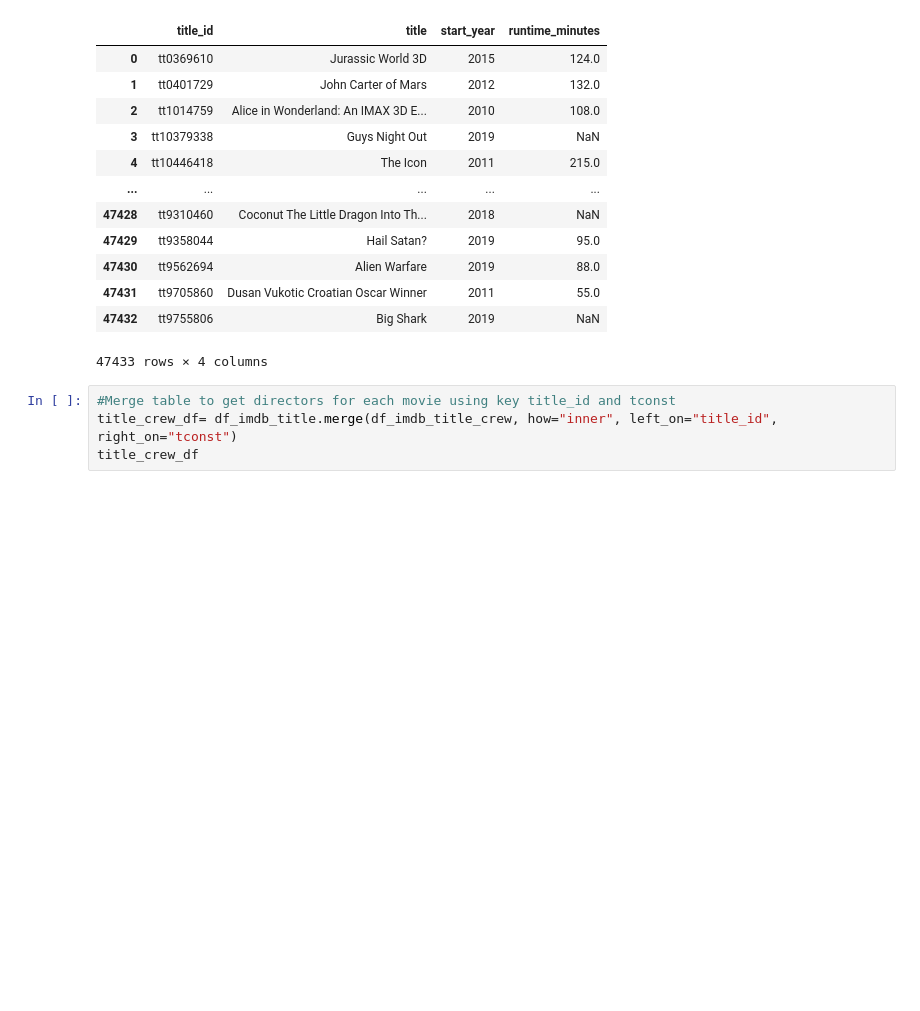
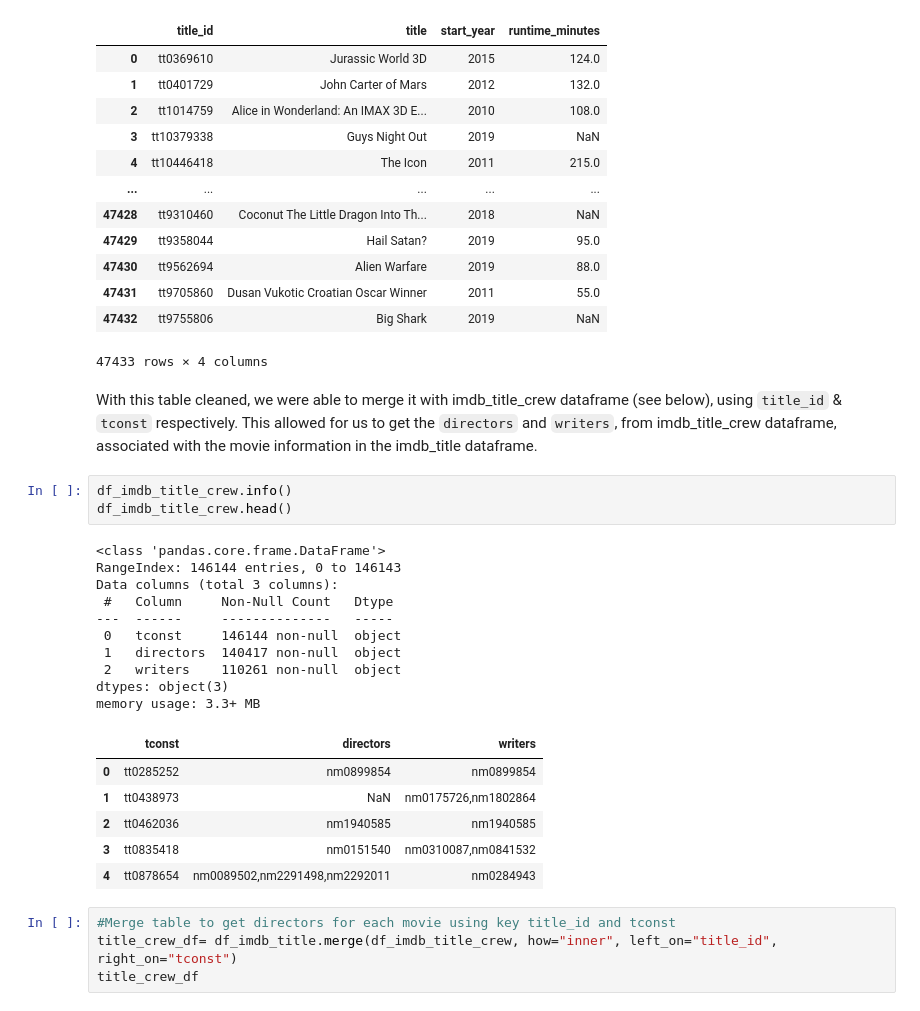
Before and after one commit to dt1086/Phase1_Project, a Jupyter notebook: crew_rating.ipynb, the cells around one changed output. Saved outputs shown, nothing was run; the diff lists cells and outputs as text; blank space fills up the shorter version.

```diff
--- a/crew_rating.ipynb
+++ b/crew_rating.ipynb
@@ -127,6 +162,28 @@ df_imdb_title
 | 47431 | tt9705860 | Dusan Vukotic Croatian Oscar Winner | 2011 | 55.0 |
 | 47432 | tt9755806 | Big Shark | 2019 | NaN |
 47433 rows × 4 columns
+# %% [markdown]
+With this table cleaned, we were able to merge it with imdb_title_crew dataframe (see below), using `title_id` & `tconst` respectively. This allowed for us to get the `directors` and `writers`, from imdb_title_crew dataframe, associated with the movie information in the imdb_title dataframe.
+# %%
+df_imdb_title_crew.info()
+df_imdb_title_crew.head()
+# %% [output]
+<class 'pandas.core.frame.DataFrame'>
+RangeIndex: 146144 entries, 0 to 146143
+Data columns (total 3 columns):
+ #   Column     Non-Null Count   Dtype
+---  ------     --------------   -----
+ 0   tconst     146144 non-null  object
+ 1   directors  140417 non-null  object
+ 2   writers    110261 non-null  object
+dtypes: object(3)
+memory usage: 3.3+ MB
+|  | tconst | directors | writers |
+| 0 | tt0285252 | nm0899854 | nm0899854 |
+| 1 | tt0438973 | NaN | nm0175726,nm1802864 |
+| 2 | tt0462036 | nm1940585 | nm1940585 |
+| 3 | tt0835418 | nm0151540 | nm0310087,nm0841532 |
+| 4 | tt0878654 | nm0089502,nm2291498,nm2292011 | nm0284943 |
 # %%
 #Merge table to get directors for each movie using key title_id and tconst
 title_crew_df= df_imdb_title.merge(df_imdb_title_crew, how="inner", left_on="title_id", right_on="tconst")
```
Also changed, not shown: parts of 41 cells of this notebook, 1 other file.
